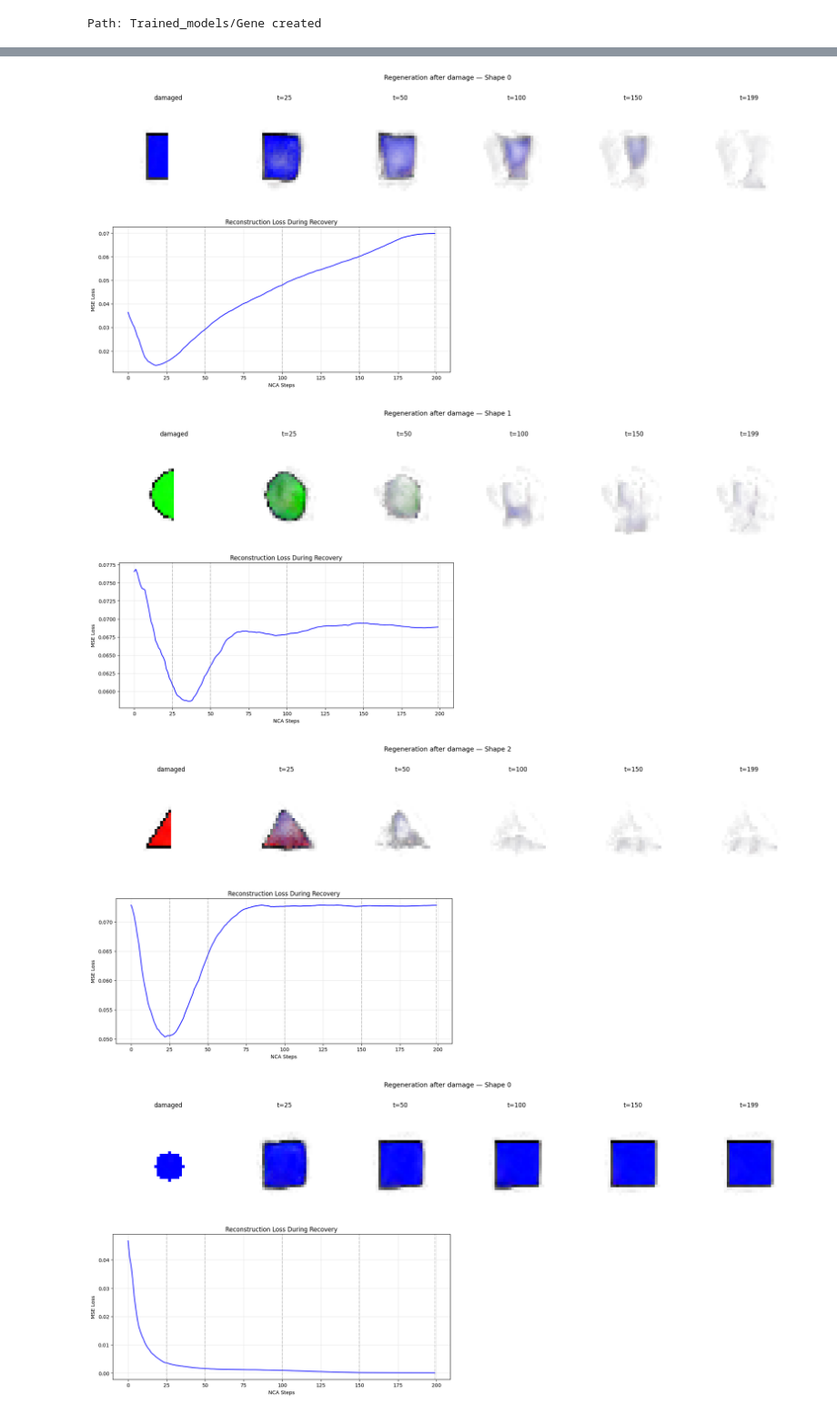
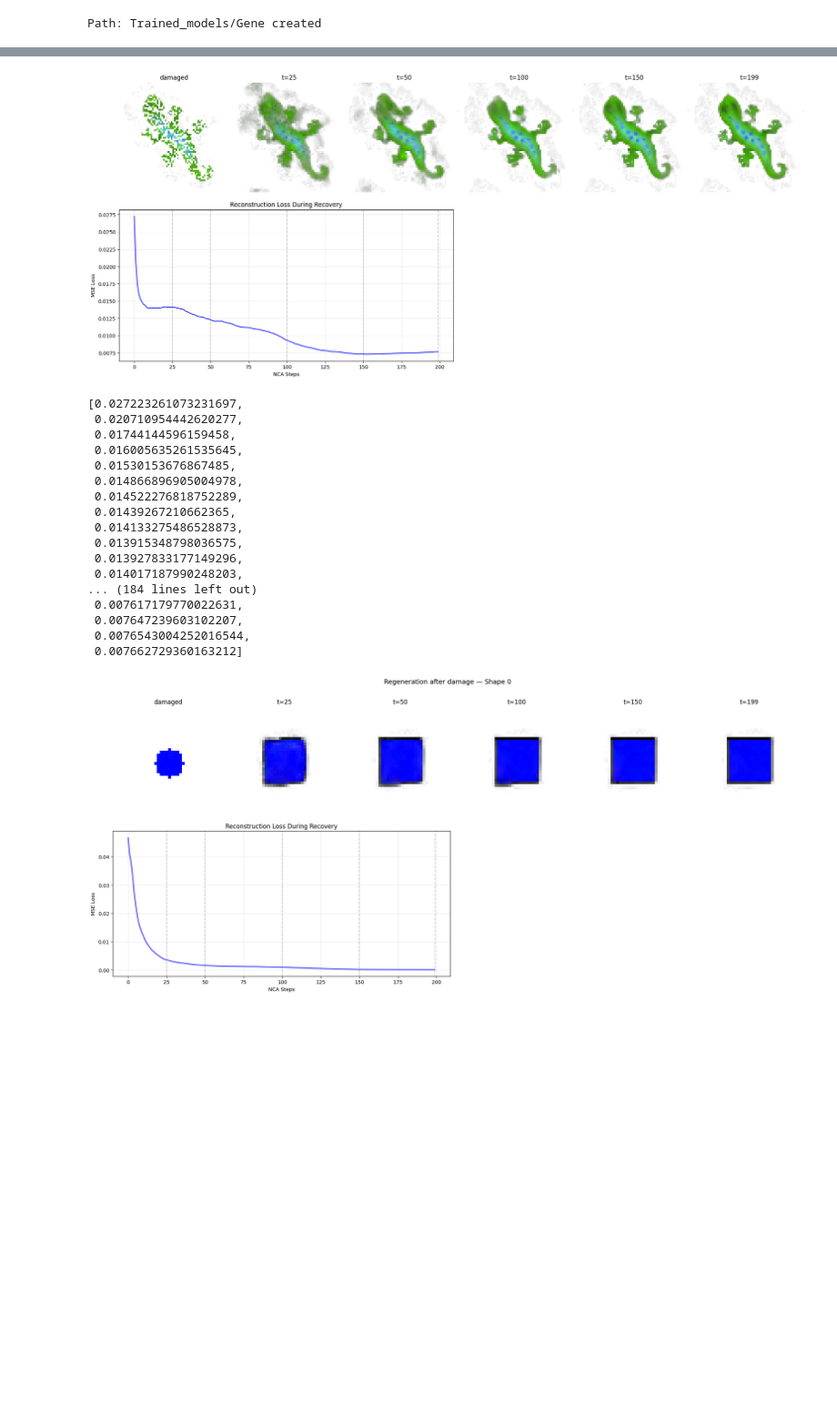
Before and after one commit to lshofsl/Advanced-topics-in-PoD-project-, a Jupyter notebook: EBM_NCA_baseline.ipynb, the cells around one changed output, grey strips where cells are left out. Shown at 91% size. Saved outputs shown, nothing was run; the diff lists cells and outputs as text; code cells hidden in the pictures; blank space fills up the shorter version.

```diff
--- a/EBM_NCA_baseline.ipynb
+++ b/EBM_NCA_baseline.ipynb
@@ -727,27 +435,25 @@ def apply_damage(x, damage_type='right_half', circle_radius=5):
 
 
 
-def visualize_regeneration(nca, seed, shape_idx, base, damage,
+def visualize_regeneration(nca, seed, base, damage,
                             channels=4, steps=200, device=DEVICE):
 
-    if callable(seed):
-        x = seed(shape_idx).to(device)
-    else:
-        x = seed.clone().to(device)
+    x = torch.from_numpy(seed[None, ...]).to(device) if isinstance(seed, np.ndarray) else seed.to(device)
+    with torch.no_grad():
+        for _ in range(500):
+            x = nca(x)
 
     # Damage: remove right half
     x = apply_damage(x, damage)
 
     frames        = [x[0, :4].permute(1, 2, 0).cpu().clip(0, 1).numpy()]
-    loss_recovery   = []
-    capture_steps   = [25, 50, 100, 150, 199]
+    loss_recovery = []
+    capture_steps = [25, 50, 100, 150, 199]
 
     with torch.no_grad():
         for t in range(steps):
             x = nca(x)
-
             l = (base[0:1] - x[:, :4]).pow(2).mean().item()
-
             loss_recovery.append(l)
 
             if t in capture_steps:
@@ -756,9 +462,7 @@ def visualize_regeneration(nca, seed, shape_idx, base, damage,
                 )
 
     fig = plt.figure(figsize=(20, 9))
-    fig.suptitle(f"Regeneration after damage — Shape {shape_idx}", fontsize=13)
 
-    # Row 1: visual frames
     titles = ['damaged'] + [f't={t}' for t in capture_steps]
     for i, (frame, title) in enumerate(zip(frames, titles)):
         ax = fig.add_subplot(2, len(frames), i + 1)
@@ -772,7 +476,6 @@ def visualize_regeneration(nca, seed, shape_idx, base, damage,
     ax_loss.set_xlabel("NCA Steps")
     ax_loss.set_ylabel("MSE Loss")
     ax_loss.grid(True, alpha=0.3)
-    # Mark capture steps
     for t in capture_steps:
         ax_loss.axvline(x=t, color='gray', linestyle='--', alpha=0.4)
 
@@ -781,12 +484,26 @@ def visualize_regeneration(nca, seed, shape_idx, base, damage,
 
     return loss_recovery
 # %%
-for shape_idx in range(3):
-    visualize_regeneration(nca, pools[shape_idx][0:1].to(DEVICE), shape_idx, base, "right_half" )
+visualize_regeneration(nca, seed, base, "random")
 # %% [output]
-[figure, old version]
+[figure, new version]
-[figure, removed]
-[figure, removed]
+[0.027223261073231697,
+ 0.020710954442620277,
+ 0.01744144596159458,
+ 0.016005635261535645,
+ 0.01530153676867485,
+ 0.014866896905004978,
+ 0.014522276818752289,
+ 0.01439267210662365,
+ 0.014133275486528873,
+ 0.013915348798036575,
+ 0.013927833177149296,
+ 0.014017187990248203,
+... (184 lines left out)
+ 0.007617179770022631,
+ 0.007647239603102207,
+ 0.0076543004252016544,
+ 0.007662729360163212]
 # %%
 for shape_idx in range(3):
     visualize_regeneration(nca, pools[shape_idx][0:1].to(DEVICE), shape_idx, base, "small_circle" )
```
Also changed, not shown: parts of 10 cells of this notebook.
